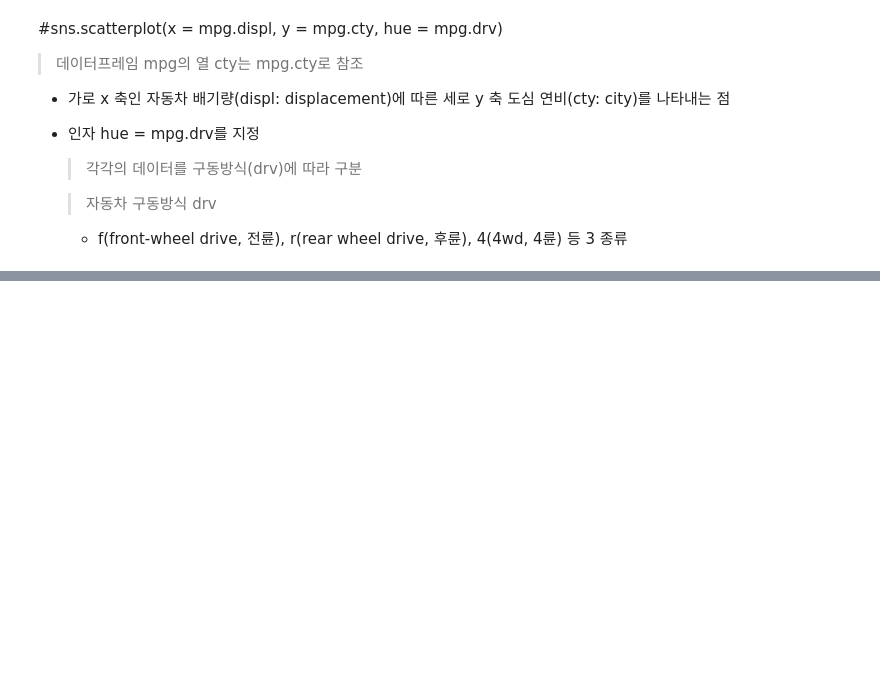
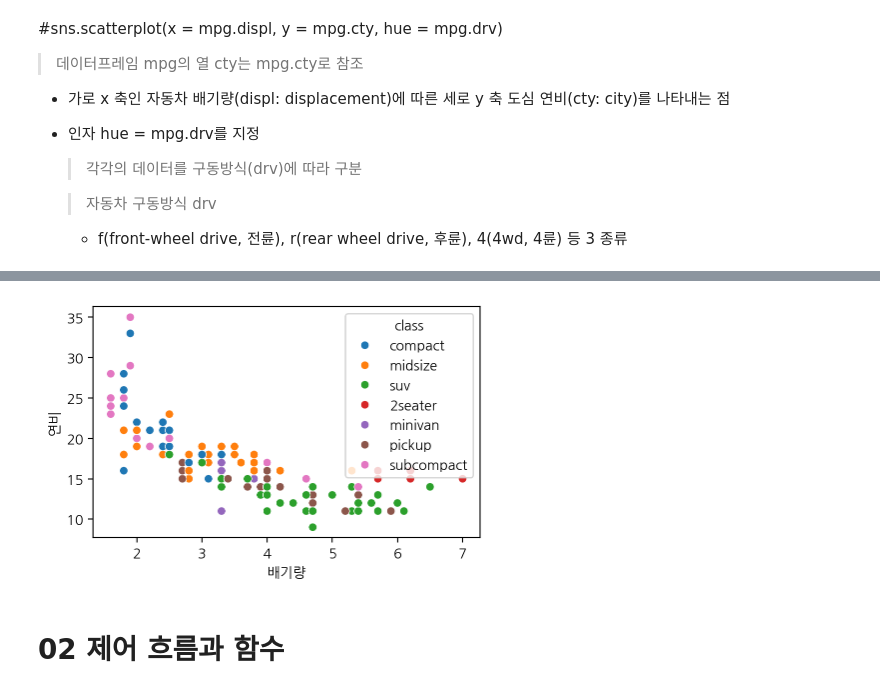
Before and after one commit to qwerty141516/2026-BDA-, a Jupyter notebook: code/02w_python_basic.ipynb, the cells around one changed output, grey strips where cells are left out. Cells and saved outputs as stored; diff of their text form; code cells hidden in the pictures; blank space fills up the shorter version.

```diff
--- a/code/02w_python_basic.ipynb
+++ b/code/02w_python_basic.ipynb
@@ -320,0 +342,13 @@ plt.show()
+# %%
+import matplotlib.pyplot as plt
+import seaborn as sns
+plt.figure(figsize=(5, 3))
+
+sns.scatterplot( x = mpg.displ, y = mpg.cty, hue=mpg['class'])
+plt.xlabel('배기량')
+plt.ylabel('연비')
+plt.show()
+# %% [output]
+[figure, added]
+# %% [markdown]
+# 02 제어 흐름과 함수
```
Also changed, not shown: parts of 80 cells of this notebook.
